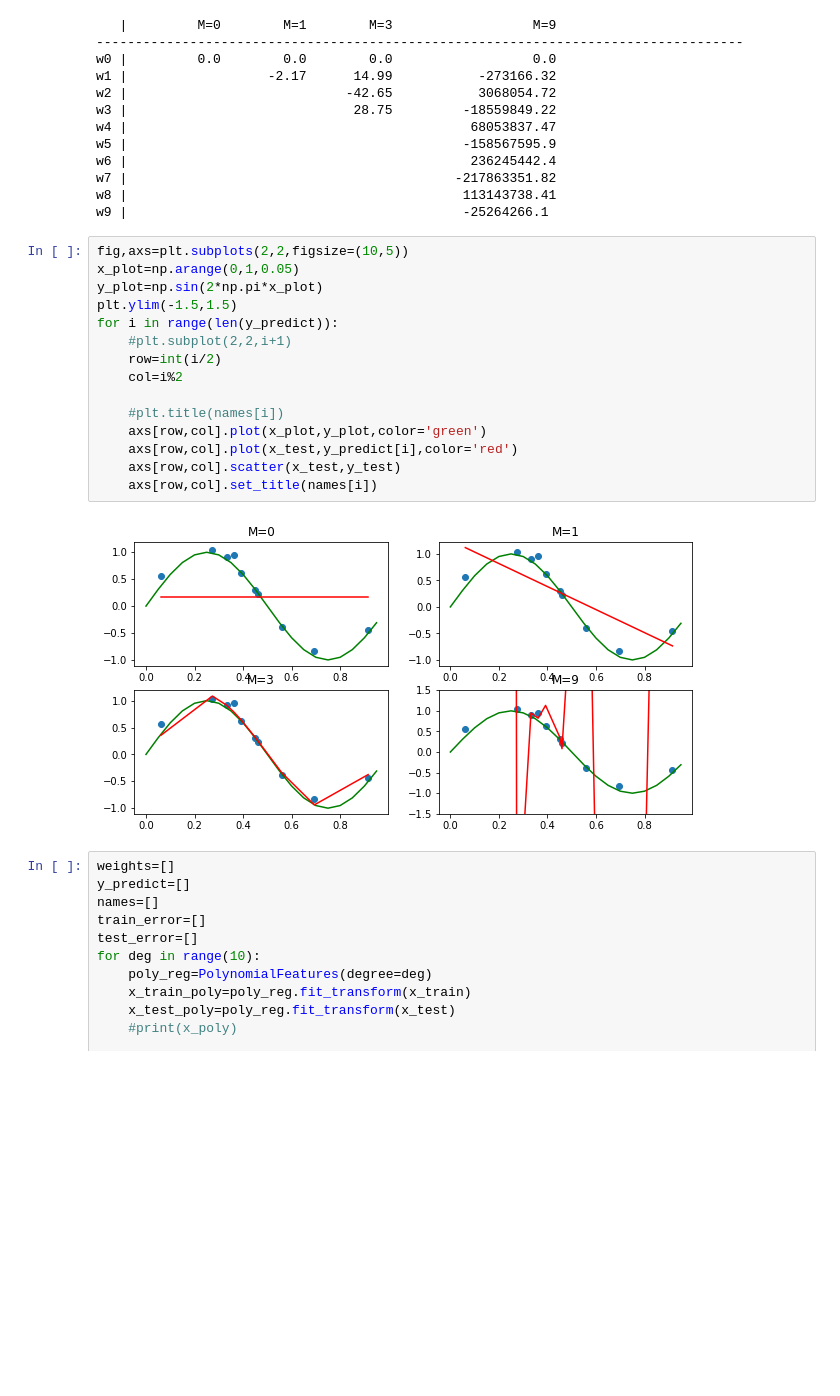
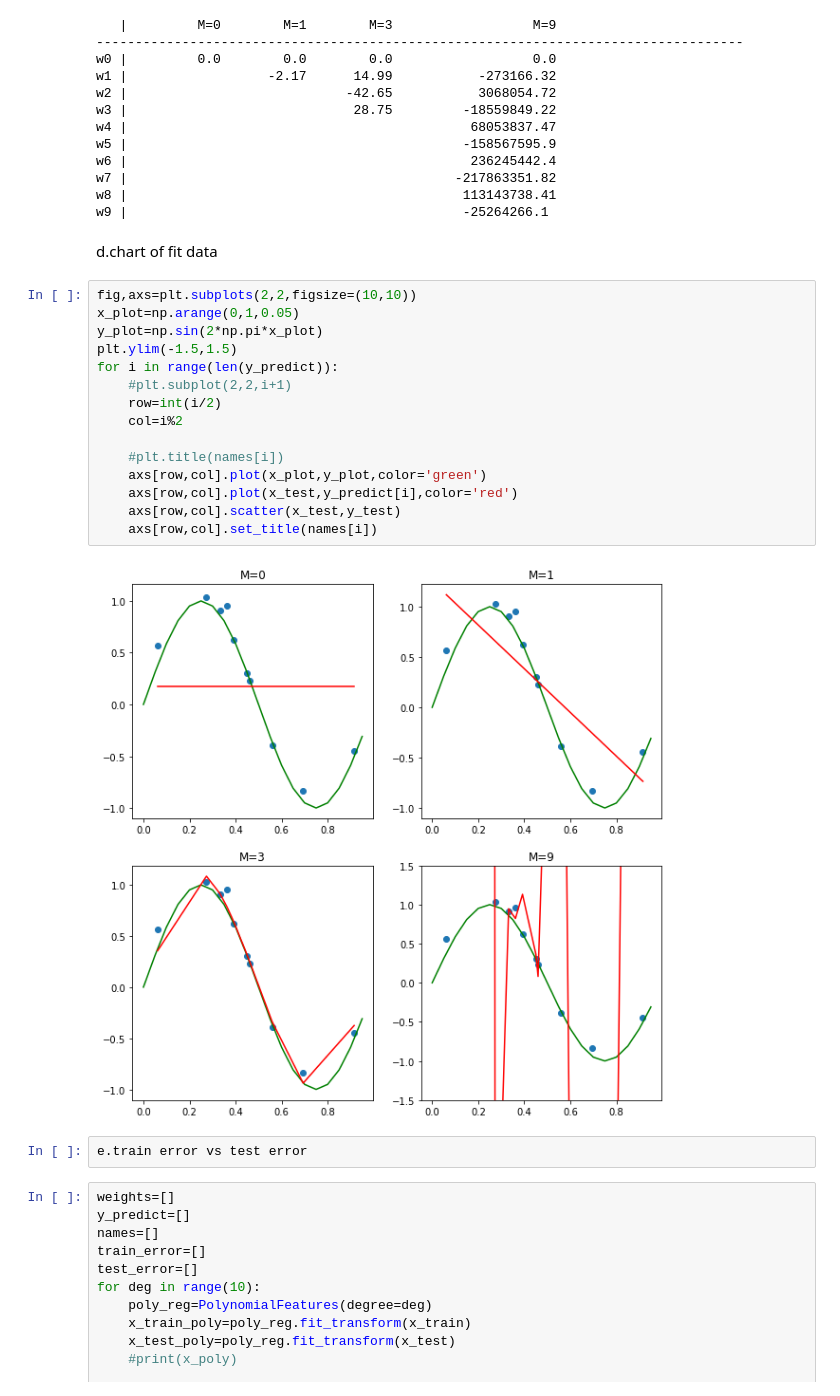
Before and after one commit to sravani8007/starter-academic, a Jupyter notebook: content/project/Overfitting/Suravajhula_01.ipynb, the cells around one changed output. Saved outputs shown, nothing was run; the diff lists cells and outputs as text; blank space fills up the shorter version.

```diff
--- a/content/project/Overfitting/Suravajhula_01.ipynb
+++ b/content/project/Overfitting/Suravajhula_01.ipynb
@@ -79,23 +99,27 @@ w6 |                                            236245442.4
 w7 |                                          -217863351.82
 w8 |                                           113143738.41
 w9 |                                           -25264266.1
+# %% [markdown]
+d.chart of fit data
 # %%
-fig,axs=plt.subplots(2,2,figsize=(10,5))
+fig,axs=plt.subplots(2,2,figsize=(10,10))
 x_plot=np.arange(0,1,0.05)
 y_plot=np.sin(2*np.pi*x_plot)
 plt.ylim(-1.5,1.5)
 for i in range(len(y_predict)):
     #plt.subplot(2,2,i+1)
     row=int(i/2)
     col=i%2
 
     #plt.title(names[i])
     axs[row,col].plot(x_plot,y_plot,color='green')
     axs[row,col].plot(x_test,y_predict[i],color='red')
     axs[row,col].scatter(x_test,y_test)
     axs[row,col].set_title(names[i])
 # %% [output]
-[figure, old version]
+[figure, new version]
+# %%
+e.train error vs test error
 # %%
 weights=[]
 y_predict=[]
```
Also changed, not shown: parts of 8 cells of this notebook, 9 other files.
